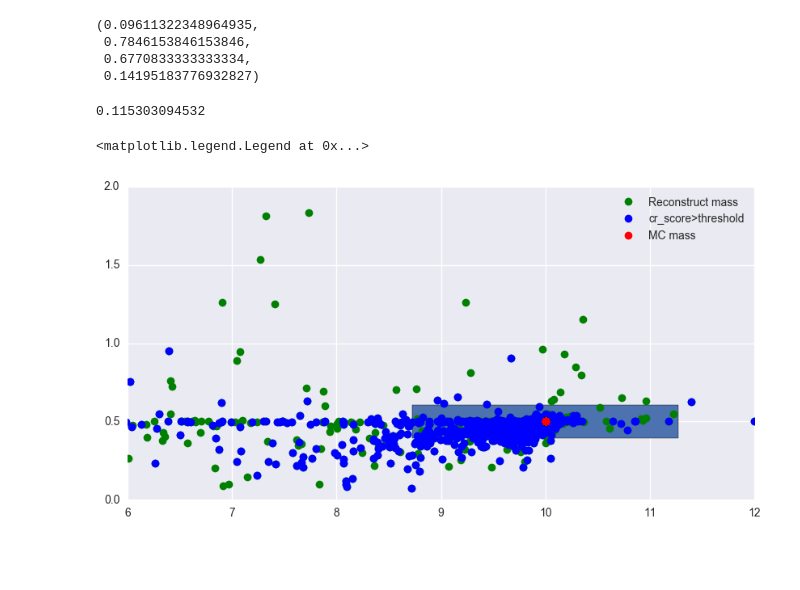
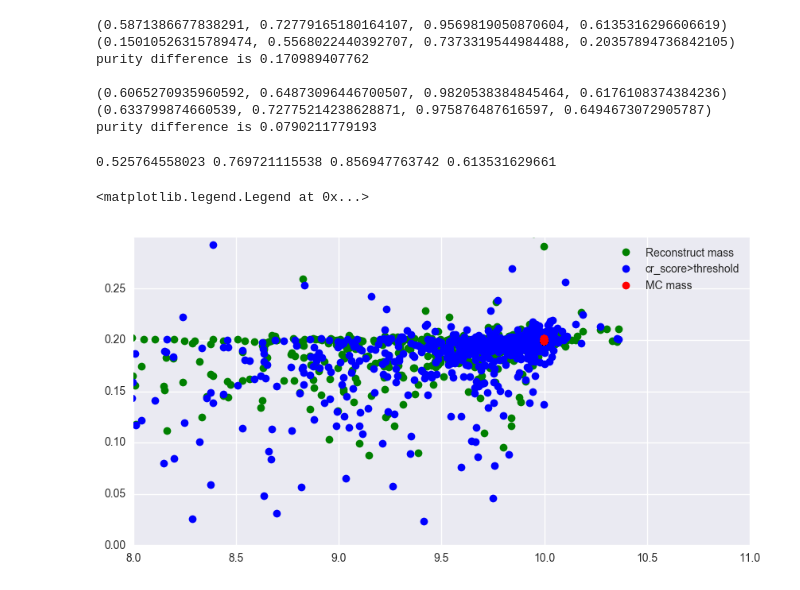
Before and after one commit to DJS2017/darkphoton_learning, a Jupyter notebook: candidate_selection/efficiency.ipynb, the cells around one changed output. Cells and saved outputs as stored; diff of their text form; code cells hidden in the pictures; blank space fills up the shorter version.

Commit message:
understand the efficiency

```diff
--- a/candidate_selection/efficiency.ipynb
+++ b/candidate_selection/efficiency.ipynb
@@ -94,39 +204,53 @@ plt.title('acceptance')
-# %%
-efficiency(3,0.5)
-# %% [output]
-(0.09611322348964935,
- 0.7846153846153846,
- 0.6770833333333334,
- 0.14195183776932827)
+# %%
+print evaluate(10,1)
+print evaluate(10,2)
+print 'purity difference is %s' % (evaluate(10,1)[1] - evaluate(10,2)[1])
+print
+print evaluate(10,0.2)
+print evaluate(10,0.5)
+print 'purity difference is %s' % (evaluate(10,0.5)[1] - evaluate(10,0.2)[1])
+# %% [output]
+(0.5871386677838291, 0.72779165180164107, 0.9569819050870604, 0.6135316296606619)
+(0.15010526315789474, 0.5568022440392707, 0.7373319544984488, 0.20357894736842105)
+purity difference is 0.170989407762
+
+(0.6065270935960592, 0.64873096446700507, 0.9820538384845464, 0.6176108374384236)
+(0.633799874660539, 0.72775214238628871, 0.975876487616597, 0.6494673072905787)
+purity difference is 0.0790211779193
 # %%
+delta_upsmcmass = 0.1
+delta_Amcmass = 0.1
+threshold = 0.5
 # MC specific parameters
-upsmcmass = 8.
-Amcmass = 2.
+upsmcmass = 10.
+Amcmass = 1.
 filt = (event.upsmcmass < upsmcmass + delta_upsmcmass) & \
         (event.upsmcmass > upsmcmass - delta_upsmcmass) & \
         (event.A1mcmass < Amcmass + delta_Amcmass) & \
         (event.A1mcmass > Amcmass - delta_Amcmass)
 event_singleMC = event[filt]
+event_without_na = event_singleMC.dropna()
 event_singleMC_pass_threshold = event_singleMC[event_singleMC.cr_score > threshold]
-print event_singleMC_pass_threshold.shape[0] * 1.0 / event_singleMC.shape[0]
+
+# return efficiency, purity, selection_efficiency and acceptance
+efficiency = event_singleMC_pass_threshold.shape[0] * 1.0 / event_singleMC.shape[0]
+purity = sum(event_singleMC_pass_threshold.truth_matching==1) * 1.0 / event_singleMC_pass_threshold.shape[0]
+selection_efficiency = event_singleMC_pass_threshold.shape[0] * 1.0 / event_without_na.shape[0]
+acceptance = event_without_na.shape[0] * 1.0 / event_singleMC.shape[0]
+print efficiency, purity, selection_efficiency, acceptance
 # %% [output]
-0.115303094532
+0.525764558023 0.769721115538 0.856947763742 0.613531629661
 # %%
 fig1 = plt.figure(figsize=(10,5))
 ax1 = fig1.add_subplot(111)
-plt.plot(event_singleMC.upsmass, event_singleMC.A1mass, 'o', color='g', label='Reconstruct mass')
+plt.plot(event_singleMC.upsmass, event_singleMC.A2mass, 'o', color='g', label='Reconstruct mass')
+#plt.plot(signal_singleMC.upsmass, signal_singleMC.A2mass, 'o', color='g', label='Reconstruct mass')
 plt.plot(event_singleMC_pass_threshold.upsmass, event_singleMC_pass_threshold.A1mass,
          'o', color='b', label='cr_score>threshold')
 plt.plot(event_singleMC.upsmcmass, event_singleMC.A1mcmass, 'o', color='r', label='MC mass')
-
-ax1.add_patch(
-            patches.Rectangle(
-                (upsmcmass - box_upsmass, Amcmass - box_Amass),
-                box_upsmass * 2,
-                box_Amass * 2,))
-plt.xlim([6,12])
-plt.ylim([0,2])
+plt.xlim([8,11])
+plt.ylim([0.0,0.3])
 plt.legend()
 # %% [output]
 <matplotlib.legend.Legend at 0x...>
-[figure, old version]
+[figure, new version]
```
Also changed, not shown: parts of 6 cells of this notebook, 2 other files.
